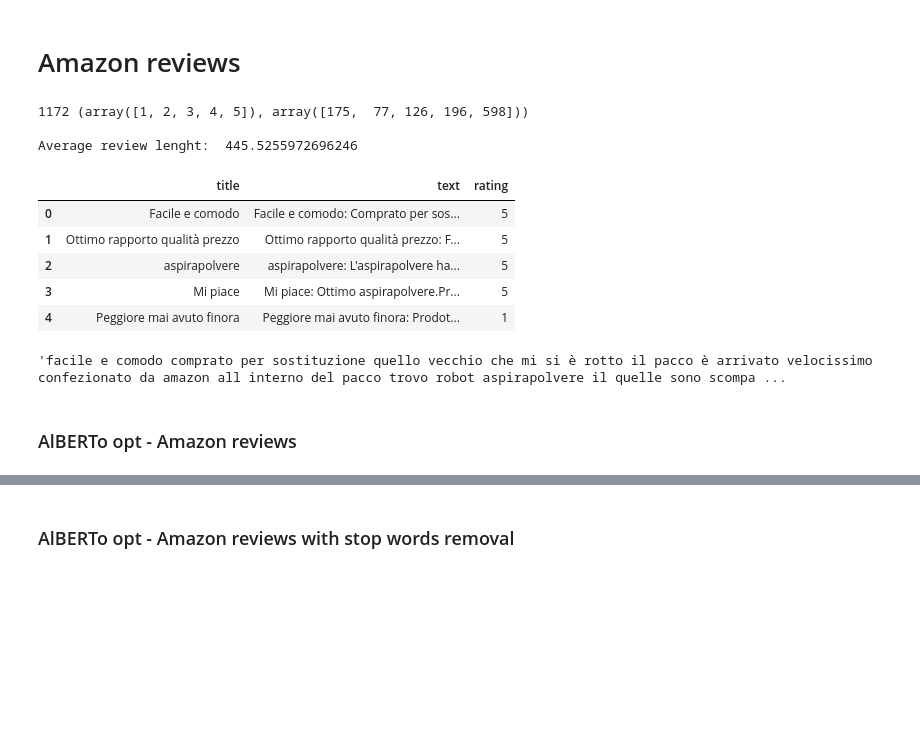
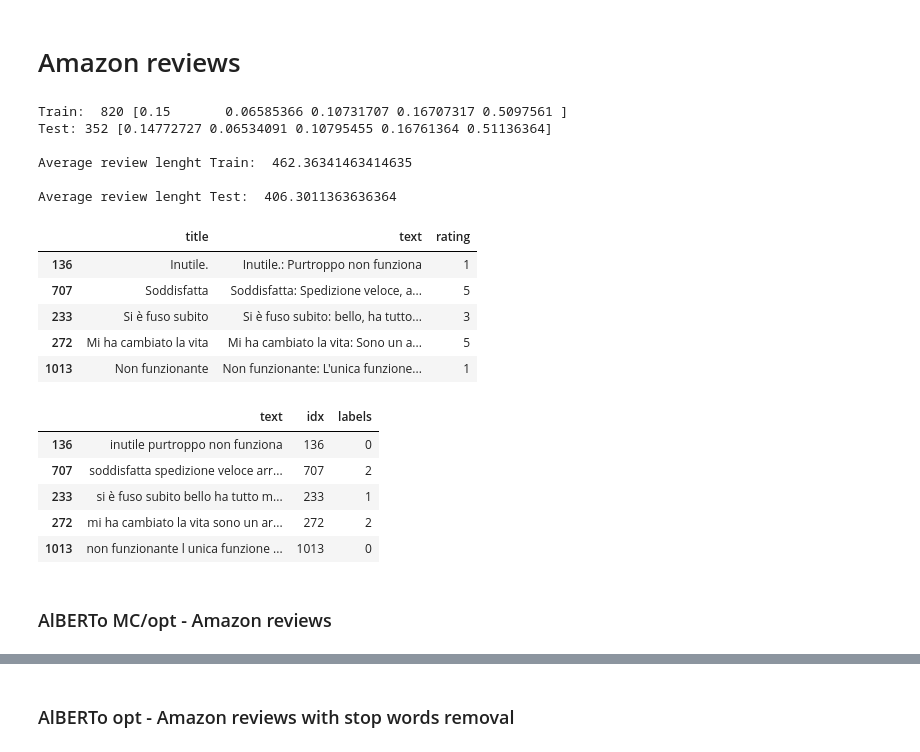
Before and after one commit to steveazzolin/NLU_final_project, a Jupyter notebook: AlBERTo error analysis.ipynb, the cells around one changed output, grey strips where cells are left out. Saved outputs shown, nothing was run; the diff lists cells and outputs as text; code cells hidden in the pictures; blank space fills up the shorter version.

Commit message:
MultiEMotions and Amazon review

```diff
--- a/AlBERTo error analysis.ipynb
+++ b/AlBERTo error analysis.ipynb
@@ -676,19 +615,30 @@ Text(0.5, 1.0, 'Feel-it - Feel-it pretrained')
 # %%
-amazon = pd.read_json(PATH + "Amazon-reviews/Amazon_reviews_computer_cloths_food_shoaps.json")
-amazon["text"] = amazon["title"] + ": " +  amazon["text"]
-print(len(amazon) , np.unique(amazon.rating, return_counts=True))
-print("\nAverage review lenght: ", np.mean(amazon["text"].apply(len)))
-amazon.head()
+amazon_train = pd.read_json(PATH + "Amazon-reviews/amazon_train.json")
+amazon_test = pd.read_json(PATH + "Amazon-reviews/amazon_test.json")
+
+amazon_train["text"] = amazon_train["title"] + ": " +  amazon_train["text"]
+amazon_test["text"] = amazon_test["title"] + ": " +  amazon_test["text"]
+
+print("Train: ", len(amazon_train) , np.unique(amazon_train.rating, return_counts=True)[1]/len(amazon_train))
+print("Test:", len(amazon_test) , np.unique(amazon_test.rating, return_counts=True)[1]/len(amazon_test))
+
+print("\nAverage review lenght Train: ", np.mean(amazon_train["text"].apply(len)))
+print("\nAverage review lenght Test: ", np.mean(amazon_test["text"].apply(len)))
+
+amazon_test.head()
 # %% [output]
-1172 (array([1, 2, 3, 4, 5]), array([175,  77, 126, 196, 598]))
+Train:  820 [0.15       0.06585366 0.10731707 0.16707317 0.5097561 ]
+Test: 352 [0.14772727 0.06534091 0.10795455 0.16761364 0.51136364]
 
-Average review lenght:  445.5255972696246
+Average review lenght Train:  462.36341463414635
+
+Average review lenght Test:  406.3011363636364
 |  | title | text | rating |
-| 0 | Facile e comodo | Facile e comodo: Comprato per sos... | 5 |
-| 1 | Ottimo rapporto qualità prezzo | Ottimo rapporto qualità prezzo: F... | 5 |
-| 2 | aspirapolvere | aspirapolvere: L'aspirapolvere ha... | 5 |
-| 3 | Mi piace | Mi piace: Ottimo aspirapolvere.Pr... | 5 |
-| 4 | Peggiore mai avuto finora | Peggiore mai avuto finora: Prodot... | 1 |
+| 136 | Inutile. | Inutile.: Purtroppo non funziona | 1 |
+| 707 | Soddisfatta | Soddisfatta: Spedizione veloce, a... | 5 |
+| 233 | Si è fuso subito | Si è fuso subito: bello, ha tutto... | 3 |
+| 272 | Mi ha cambiato la vita | Mi ha cambiato la vita: Sono un a... | 5 |
+| 1013 | Non funzionante | Non funzionante: L'unica funzione... | 1 |
 # %%
 def rating2sentiment(row):
     """
@@ -713,6 +659,11 @@ testing_amazon = dataset\
 # %%
-testing_amazon["text"][0]
+dataset_amazon_test.head()
 # %% [output]
-'facile e comodo comprato per sostituzione quello vecchio che mi si è rotto il pacco è arrivato velocissimo confezionato da amazon all interno del pacco trovo robot aspirapolvere il quelle sono scompa ...
+|  | text | idx | labels |
+| 136 | inutile purtroppo non funziona | 136 | 0 |
+| 707 | soddisfatta spedizione veloce arr... | 707 | 2 |
+| 233 | si è fuso subito bello ha tutto m... | 233 | 1 |
+| 272 | mi ha cambiato la vita sono un ar... | 272 | 2 |
+| 1013 | non funzionante l unica funzione ... | 1013 | 0 |
 # %% [markdown]
-### AlBERTo opt - Amazon reviews
+### AlBERTo MC/opt - Amazon reviews
```
Also changed, not shown: parts of 47 cells of this notebook.
